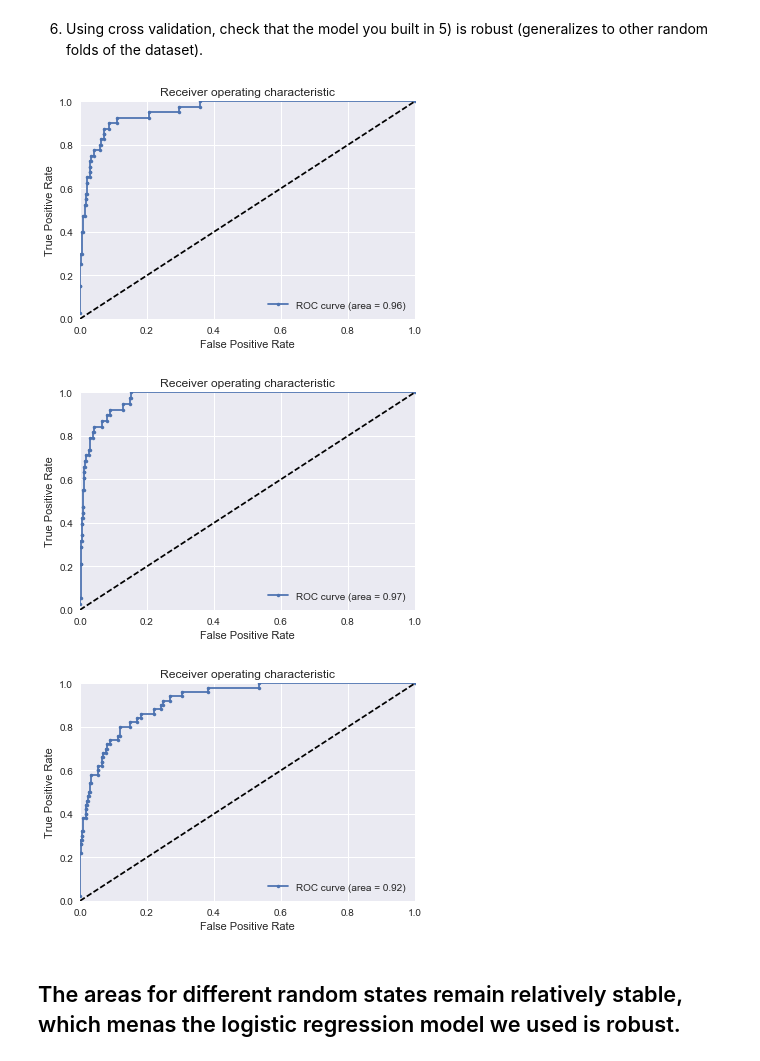
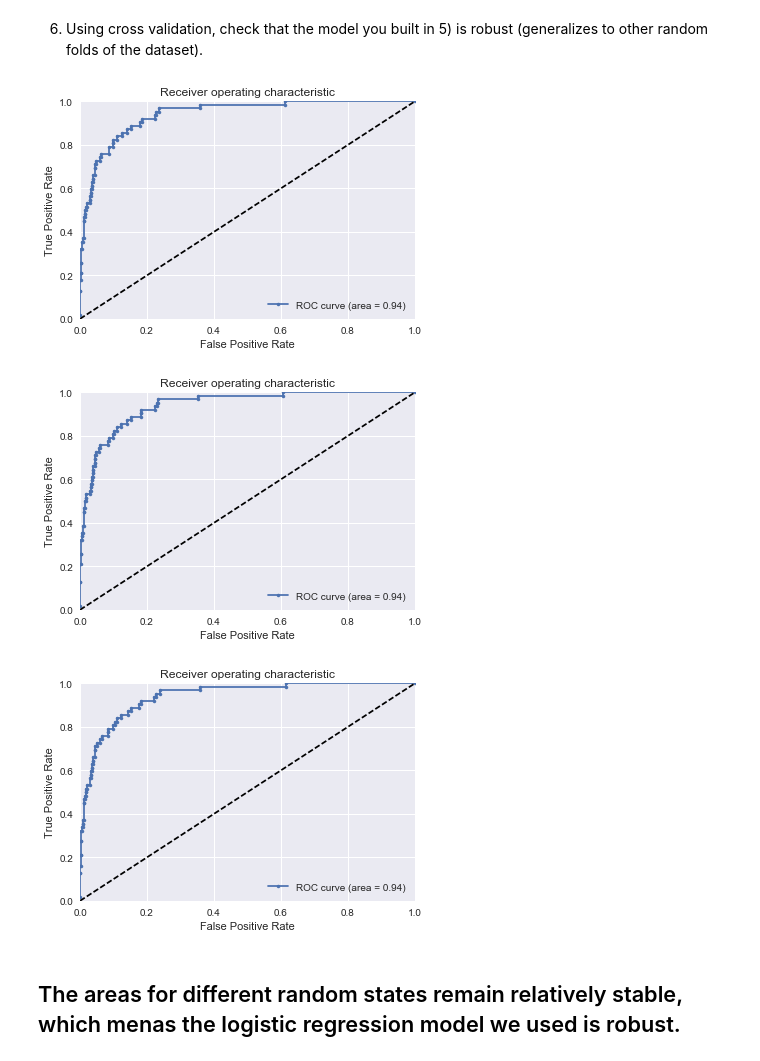
Before and after one commit to Columbia-Intro-Data-Science/python-introduction-renovatorNO1, a Jupyter notebook: Homework 3 - Classification.ipynb, the cells around one changed output. Saved outputs shown, nothing was run; the diff lists cells and outputs as text; code cells hidden in the pictures.

```diff
--- a/Homework 3 - Classification.ipynb
+++ b/Homework 3 - Classification.ipynb
@@ -153,7 +153,7 @@ X = scaler.fit_transform(X)
 # y_train, y_test = y[:half], y[half:]
 
 # # Create linear regression object
-# alphas = np.logspace(-3,-1,30)
+alphas = np.logspace(-3,-1,30)
 
 scores = []
 
@@ -278,20 +278,24 @@ dfCoeffs2[::-1].plot(kind='bar')
 # %%
 from sklearn.cross_validation import KFold
 from sklearn import preprocessing
 
 # X are features and y is predictive variable - cancelled HD or not.
 X = df_final.drop(['default'], 1)
 y = df_final['default']
 
-random_states = [12, 22, 32]
-for s in seed:
-    X_train, X_test, y_train, y_test = train_test_split(X, y, test_size=0.2, random_state=s)
-    fpr,tpr,roc_auc, thresholds = generate_auc(X_train,y_train,LogisticRegression,C=alpha_best, penalty='l1')
+
+#Randomized
+from sklearn.utils import shuffle
+
+for s in range(3):
+    random_state = np.random.RandomState(0)
+    X_random, y_random = shuffle(X, y, random_state=random_state)
+    fpr,tpr,roc_auc, thresholds = generate_auc(X_random,y_random,LogisticRegression,C=alpha_best, penalty='l1')
     generate_ROCplot(fpr,tpr,'LR',roc_auc)
 # %% [output]
-[figure, old version]
+[figure, new version]
-[figure, old version]
+[figure, new version]
-[figure, old version]
+[figure, new version]
 # %% [markdown]
 ## The areas for different random states remain relatively stable, which menas the logistic regression model we used is robust.
 # %% [markdown]
```
Also changed, not shown: parts of 3 cells of this notebook, 2 other files.
